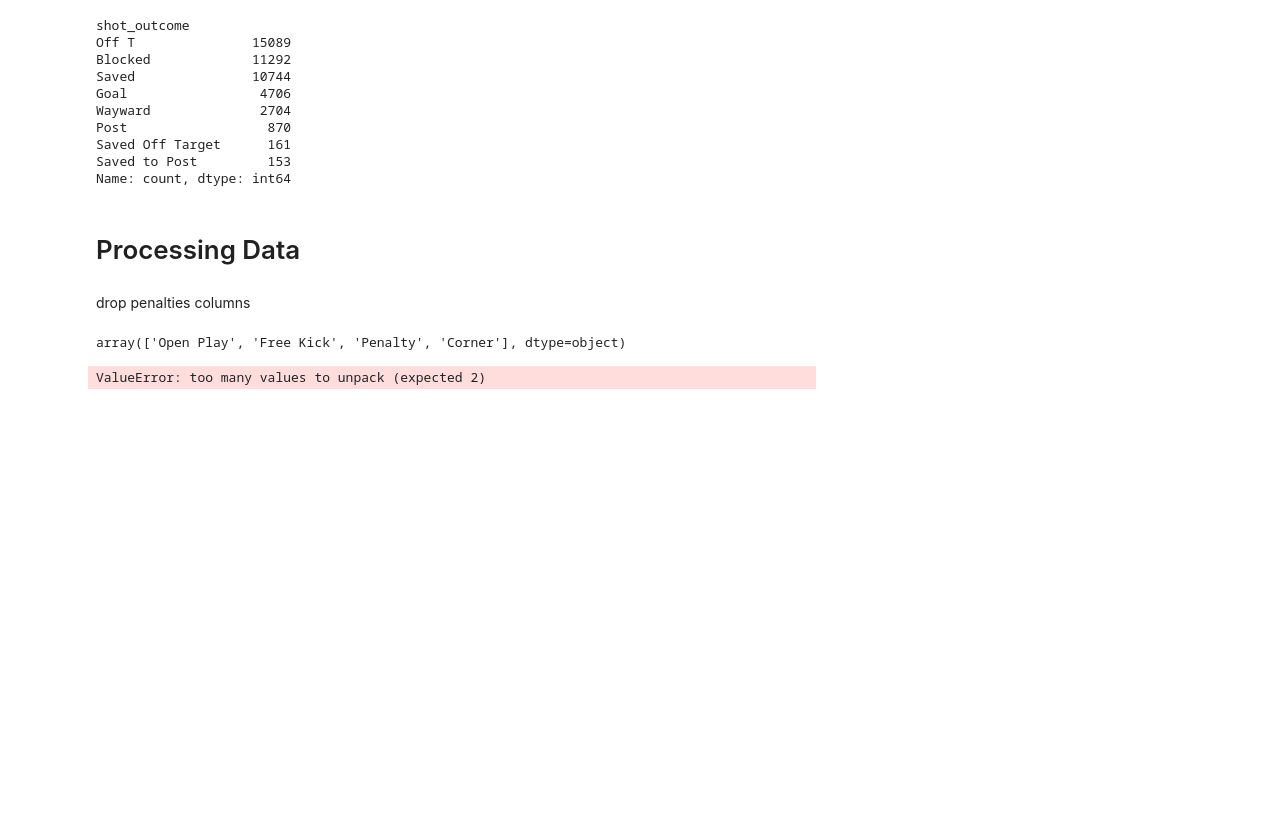
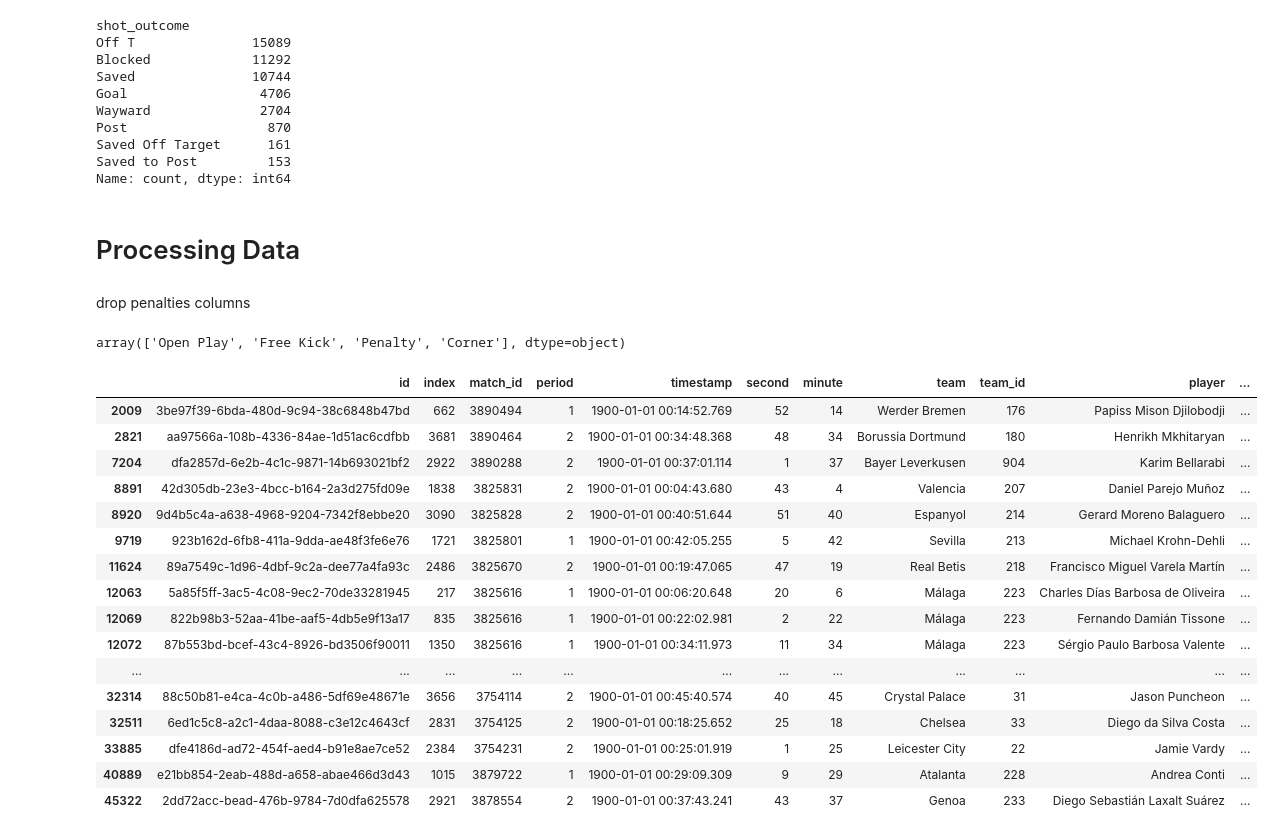
Before and after one commit to kaspar-soukup/expected_goals, a Jupyter notebook: Expected-Goals/notebooks/Test.ipynb, the cells around one changed output. Saved outputs shown, nothing was run; the diff lists cells and outputs as text; code cells hidden in the pictures; blank space fills up the shorter version.

```diff
--- a/Expected-Goals/notebooks/Test.ipynb
+++ b/Expected-Goals/notebooks/Test.ipynb
@@ -206,7 +206,8 @@ def get_opposition_goalkeeper_location(freeze_frame):
             player.get("position", {}).get("name") == "Goalkeeper"
             and player.get("teammate") is False
         ):
-            return player.get("location")[0], player.get("location")[1]
+            location = player.get("location")
+            return location
 
     return None
 # %% [markdown]
@@ -229,15 +230,31 @@ football = process_shot_body_part(football, True)
 football = encode_true_false(football, ["shot_open_goal", "under_pressure", "shot_deflected", "shot_one_on_one", "shot_first_time"])
 football = process_one_hot_encoding(football, ["shot_technique", "play_pattern", "shot_type"]) # removed position
 football["shot_freeze_frame"] = football["shot_freeze_frame"].apply(ast.literal_eval)
-football["goalkeeper_location_x"], football["goalkeeper_location_y"] = football["shot_freeze_frame"].apply(get_opposition_goalkeeper_location)
+football["goalkeeper_location"] = football["shot_freeze_frame"].apply(get_opposition_goalkeeper_location)
 football["shot_angle"] = football.apply(lambda row: shot_angle(row["x"], row["y"]), axis=1)
 
 
 # show all columns
 pd.set_option('display.max_columns', None)
-
-football
-# %% [output]
-ValueError: too many values to unpack (expected 2)
+# %%
+football[football["goalkeeper_location"].isna()]
+# %% [output]
+|  | id | index | match_id | period | timestamp | second | minute | team | team_id | player | ... |
+| 2009 | 3be97f39-6bda-480d-9c94-38c6848b47bd | 662 | 3890494 | 1 | 1900-01-01 00:14:52.769 | 52 | 14 | Werder Bremen | 176 | Papiss Mison Djilobodji | ... |
+| 2821 | aa97566a-108b-4336-84ae-1d51ac6cdfbb | 3681 | 3890464 | 2 | 1900-01-01 00:34:48.368 | 48 | 34 | Borussia Dortmund | 180 | Henrikh Mkhitaryan | ... |
+| 7204 | dfa2857d-6e2b-4c1c-9871-14b693021bf2 | 2922 | 3890288 | 2 | 1900-01-01 00:37:01.114 | 1 | 37 | Bayer Leverkusen | 904 | Karim Bellarabi | ... |
+| 8891 | 42d305db-23e3-4bcc-b164-2a3d275fd09e | 1838 | 3825831 | 2 | 1900-01-01 00:04:43.680 | 43 | 4 | Valencia | 207 | Daniel Parejo Muñoz | ... |
+| 8920 | 9d4b5c4a-a638-4968-9204-7342f8ebbe20 | 3090 | 3825828 | 2 | 1900-01-01 00:40:51.644 | 51 | 40 | Espanyol | 214 | Gerard Moreno Balaguero | ... |
+| 9719 | 923b162d-6fb8-411a-9dda-ae48f3fe6e76 | 1721 | 3825801 | 1 | 1900-01-01 00:42:05.255 | 5 | 42 | Sevilla | 213 | Michael Krohn-Dehli | ... |
+| 11624 | 89a7549c-1d96-4dbf-9c2a-dee77a4fa93c | 2486 | 3825670 | 2 | 1900-01-01 00:19:47.065 | 47 | 19 | Real Betis | 218 | Francisco Miguel Varela Martín | ... |
+| 12063 | 5a85f5ff-3ac5-4c08-9ec2-70de33281945 | 217 | 3825616 | 1 | 1900-01-01 00:06:20.648 | 20 | 6 | Málaga | 223 | Charles Días Barbosa de Oliveira | ... |
+| 12069 | 822b98b3-52aa-41be-aaf5-4db5e9f13a17 | 835 | 3825616 | 1 | 1900-01-01 00:22:02.981 | 2 | 22 | Málaga | 223 | Fernando Damián Tissone | ... |
+| 12072 | 87b553bd-bcef-43c4-8926-bd3506f90011 | 1350 | 3825616 | 1 | 1900-01-01 00:34:11.973 | 11 | 34 | Málaga | 223 | Sérgio Paulo Barbosa Valente | ... |
+| ... | ... | ... | ... | ... | ... | ... | ... | ... | ... | ... | ... |
+| 32314 | 88c50b81-e4ca-4c0b-a486-5df69e48671e | 3656 | 3754114 | 2 | 1900-01-01 00:45:40.574 | 40 | 45 | Crystal Palace | 31 | Jason Puncheon | ... |
+| 32511 | 6ed1c5c8-a2c1-4daa-8088-c3e12c4643cf | 2831 | 3754125 | 2 | 1900-01-01 00:18:25.652 | 25 | 18 | Chelsea | 33 | Diego da Silva Costa | ... |
+| 33885 | dfe4186d-ad72-454f-aed4-b91e8ae7ce52 | 2384 | 3754231 | 2 | 1900-01-01 00:25:01.919 | 1 | 25 | Leicester City | 22 | Jamie Vardy | ... |
+| 40889 | e21bb854-2eab-488d-a658-abae466d3d43 | 1015 | 3879722 | 1 | 1900-01-01 00:29:09.309 | 9 | 29 | Atalanta | 228 | Andrea Conti | ... |
+| 45322 | 2dd72acc-bead-476b-9784-7d0dfa625578 | 2921 | 3878554 | 2 | 1900-01-01 00:37:43.241 | 43 | 37 | Genoa | 233 | Diego Sebastián Laxalt Suárez | ... |
 # %%
 football.to_csv(PROCESSED_DIR / "football_processed.csv", index=False)
```
